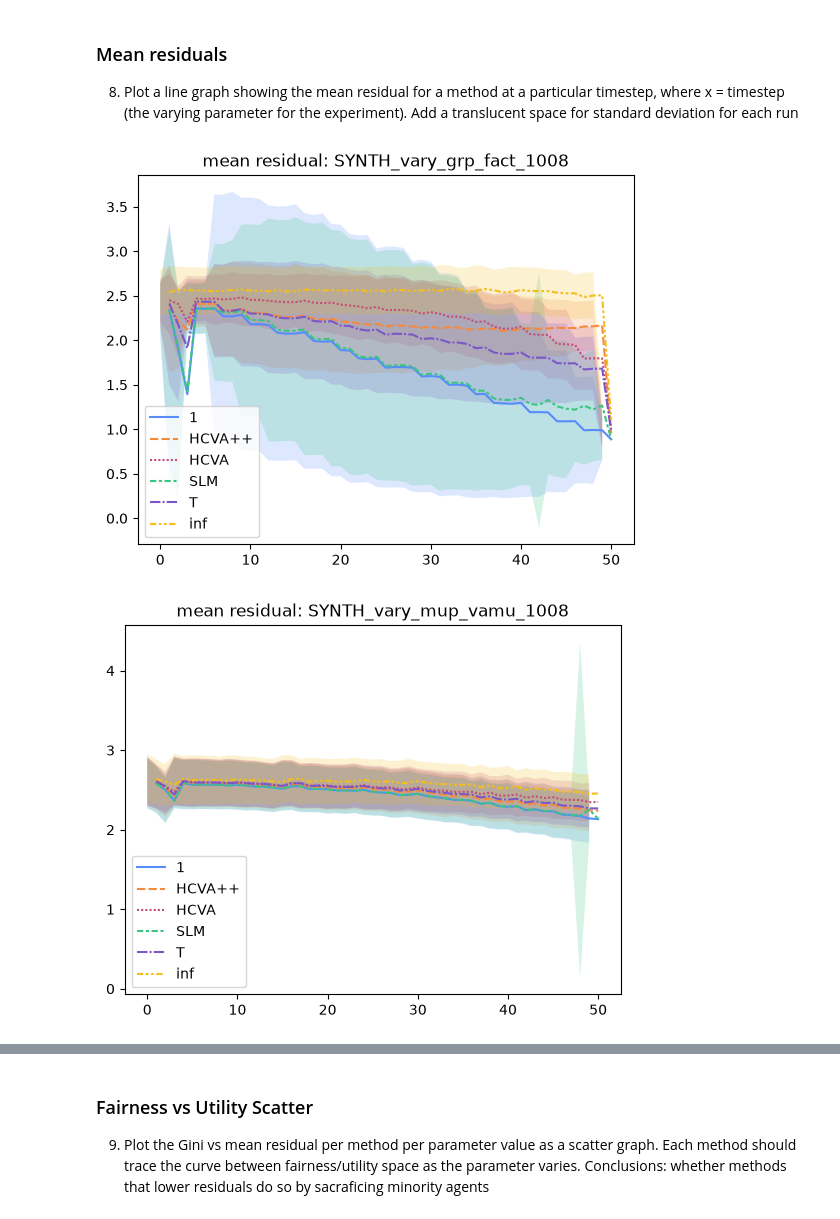
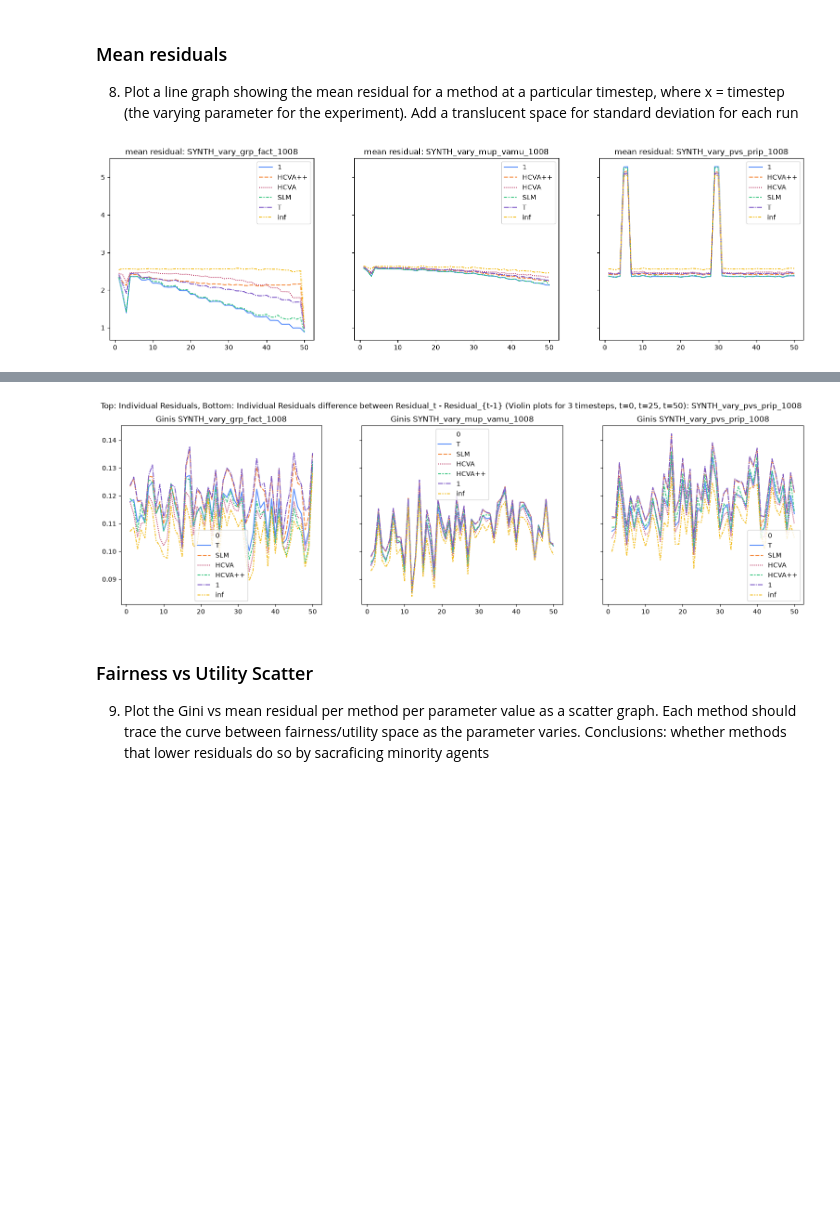
Before and after one commit to JosephTrevorrow/HCVA-plus-plus, a Jupyter notebook: data_analysis/results_explorer.ipynb, the cells around one changed output, grey strips where cells are left out. Drawn from its saved outputs; the diff is of its cells as text; code cells hidden in the pictures; blank space fills up the shorter version.

```diff
--- a/data_analysis/results_explorer.ipynb
+++ b/data_analysis/results_explorer.ipynb
@@ -23,23 +23,30 @@ CUR_DIR = str(pathlib.Path(os.path.abspath(os.curdir)).parent) # Note, this does
 repo_root_csvs_dirs = ["/plots/SYNTH_vary_grp_fact_1008/", "/plots/SYNTH_vary_mup_vamu_1008/", "/plots/SYNTH_vary_pvs_prip_1008/"]
 values_list = "pvs" # The values used in each residual calculation will be at the front of the file
 # Find all .csvs and sort so order will be the same
-ind_files, ind_diff_files = [], []
+ind_files, ind_diff_files, gini_files = [], [], []
 for repo_root_csvs_dir in repo_root_csvs_dirs:
     ind_file = glob.glob(CUR_DIR+repo_root_csvs_dir+values_list+"_residuals_individuals[!_]*")
     ind_diff_file = glob.glob(CUR_DIR+repo_root_csvs_dir+values_list+"_residuals_individuals_difference*")
-    ind_file, ind_diff_file = sort_nicely(ind_file), sort_nicely(ind_diff_file)
-    ind_files.append(ind_file)
-    ind_diff_files.append(ind_diff_file)
+    gini_file = glob.glob(CUR_DIR+repo_root_csvs_dir+values_list+"_ginigini.csv")
+    ind_file, ind_diff_file, gini_file = sort_nicely(ind_file), sort_nicely(ind_diff_file), sort_nicely(gini_file)[0]
+    ind_files.append(ind_file), ind_diff_files.append(ind_diff_file), gini_files.append(gini_file)
+
 # import each csv into a dataframe and store in a dict = {baseline key: df, ...}
 experiment_dicts = {}
-for ind_file_list, ind_diff_file_list in zip(ind_files, ind_diff_files):
-    ind_dfs, ind_diff_dfs = {}, {}
+for gini_count, (ind_file_list, ind_diff_file_list) in enumerate(zip(ind_files, ind_diff_files)):
+    ind_dfs, ind_diff_dfs, gini_dfs = {}, {}, {}
+    gini_df = pd.read_csv(gini_files[gini_count], header=None, skiprows=1)
+    gini_df = gini_df.T
+    gini_df.columns = gini_df.iloc[0]
+    gini_df.drop(gini_df.index[0], inplace=True)
     for ind_file, ind_diff_file in zip(ind_file_list, ind_diff_file_list):
+        # Load in the gini file for this
         baseline_name = ind_file.split("/")[-1].split("_")[2] # Because we sorted, ind_file and ind_diff_files will be equal
         baseline_name = baseline_name[11:-10]
         # Read CSV without treating first row as header
         ind_dfs[baseline_name] = pd.read_csv(ind_file, header=None, skiprows=1)
         ind_diff_dfs[baseline_name] = pd.read_csv(ind_diff_file, header=None, skiprows=1)
+
         # Assign column names (0, 1, 2, ...)
         ind_dfs[baseline_name].columns = range(len(ind_dfs[baseline_name].columns))
         ind_diff_dfs[baseline_name].columns = range(len(ind_diff_dfs[baseline_name].columns))
@@ -47,9 +54,9 @@ for ind_file_list, ind_diff_file_list in zip(ind_files, ind_diff_files):
         ind_dfs[baseline_name].drop(0, axis=1, inplace=True)
         ind_diff_dfs[baseline_name].drop([0,1], axis=1, inplace=True)
     experiment_name = ind_file_list[0].split("/")[-2]
-    experiment_dicts[experiment_name] = [copy.deepcopy(ind_dfs), copy.deepcopy(ind_diff_dfs)]
+    experiment_dicts[experiment_name] = [copy.deepcopy(ind_dfs), copy.deepcopy(ind_diff_dfs), copy.deepcopy(gini_df)]
 # %%
-for exp_name, [ind_dfs, ind_diff_dfs] in experiment_dicts.items():
+for exp_name, [ind_dfs, ind_diff_dfs, _] in experiment_dicts.items():
     # Plot each row (where col[0] for each df is an ID) onto a violin plot. Overlay for each method and plot as a 3x2 grid
     fig_ind, axes_ind = plt.subplots(1, 6,  sharex=True, sharey=True, figsize=(19,5))
     fig_ind.suptitle("Individual Residuals: "+exp_name)
@@ -72,7 +79,7 @@ plt.show() # This plot shows a violin plot per time step (x), showing the indivi
 ### Quartile Plots
 3. Plot residual and residual differences as an upper or lower quartile of all agents. That means we can represent those who are always given poor residuals vs those that are given the best (even if the agent IDs input data characteristics are different at each time).
 # %%
-for exp_name, [ind_dfs, ind_diff_dfs] in experiment_dicts.items():
+for exp_name, [ind_dfs, ind_diff_dfs, _] in experiment_dicts.items():
     # Refactor ind_dfs/ind_diff_dfs by finding the upper and lower quartiles for each timestep in their dataframes, and only keeping those. Returning ind_dfs = {key: dataframe with 2 rows)
     ind_quantile_dfs = {}
     ind_diff_quantile_dfs = {}
@@ -102,7 +109,7 @@ plt.show() # This plot shows a violin plot per time step (x), showing the indivi
 ### Violin plots - Small
 4 . Rather than plotting a violin per single timestep, plot a violin for 3 key timesteps. E.g. For grp-fact, plot a violin for t=0, t=25, t=50 to see 50/50, 25/75, 0/100
 # %%
-for exp_name, [ind_dfs, ind_diff_dfs] in experiment_dicts.items():
+for exp_name, [ind_dfs, ind_diff_dfs, _] in experiment_dicts.items():
     # Plot each row (where col[0] for each df is an ID) onto a violin plot. Overlay for each method and plot as a 3x2 grid
     fig_ind, axes_ind = plt.subplots(2, 3,  sharex=True, sharey=True, figsize=(19,5))
     fig_ind.suptitle("Top: Individual Residuals, Bottom: Individual Residuals difference between Residual_t - Residual_{t-1} (Violin plots for 3 timesteps, t=0, t=25, t=50): "+exp_name)
@@ -133,16 +140,17 @@ for exp_name, [ind_dfs, ind_diff_dfs] in experiment_dicts.items():
 ### Mean residuals
 8. Plot a line graph showing the mean residual for a method at a particular timestep, where x = timestep (the varying parameter for the experiment). Add a translucent space for standard deviation for each run
 # %%
-for exp_name, [ind_dfs, ind_diff_dfs] in experiment_dicts.items():
+fig, axes = plt.subplots(1, 3,  sharex=True, sharey=True, figsize=(19,5))
+#fig.suptitle("Top: Individual Residuals, Bottom: Individual Residuals difference between Residual_t - Residual_{t-1} (Violin plots for 3 timesteps, t=0, t=25, t=50): "+exp_name)
+for (exp_name, [ind_dfs, ind_diff_dfs, _]), ax in zip(experiment_dicts.items(), axes.flatten()):
     # Make a new dataframe where each col is a method, and each row is a mean (following seaborn)
     plot_df = pd.DataFrame()
     std_df = pd.DataFrame()
     for key, df in ind_dfs.items():
         plot_df[key] = df.mean(axis=0)
         std_df[key] = df.std(axis=0)
-        plt.fill_between(np.arange(0,50,1), np.subtract(plot_df[key], std_df[key]), np.add(plot_df[key], std_df[key]), alpha=0.2)
-    sns.lineplot(data=plot_df).set(title="mean residual: "+exp_name)
-    plt.show()
+        #plt.fill_between(np.arange(0,50,1), np.subtract(plot_df[key], std_df[key]), np.add(plot_df[key], std_df[key]), alpha=0.2)
+    sns.lineplot(data=plot_df,ax=ax).set(title="mean residual: "+exp_name)
+plt.show()
 # %% [output]
-[figure, old version]
+[figure, new version]
-[figure, removed]
@@ -150,3 +157,10 @@ for exp_name, [ind_dfs, ind_diff_dfs] in experiment_dicts.items():
+# %%
+fig, axes = plt.subplots(1, 3,  sharex=True, sharey=True, figsize=(19,5))
+fig.suptitle("Top: Individual Residuals, Bottom: Individual Residuals difference between Residual_t - Residual_{t-1} (Violin plots for 3 timesteps, t=0, t=25, t=50): "+exp_name)
+for (exp_name, [_, _, gini_df]), ax in zip(experiment_dicts.items(), axes.flatten()):
+    sns.lineplot(data=gini_df, ax=ax).set(title="Ginis "+exp_name)
+# %% [output]
+[figure, added]
 # %% [markdown]
 ### Fairness vs Utility Scatter
 9. Plot the Gini vs mean residual per method per parameter value as a scatter graph. Each method should trace the curve between fairness/utility space as the parameter varies. Conclusions: whether methods that lower residuals do so by sacraficing minority agents
```
Also changed, not shown: parts of 3 cells of this notebook, 2 other files.
